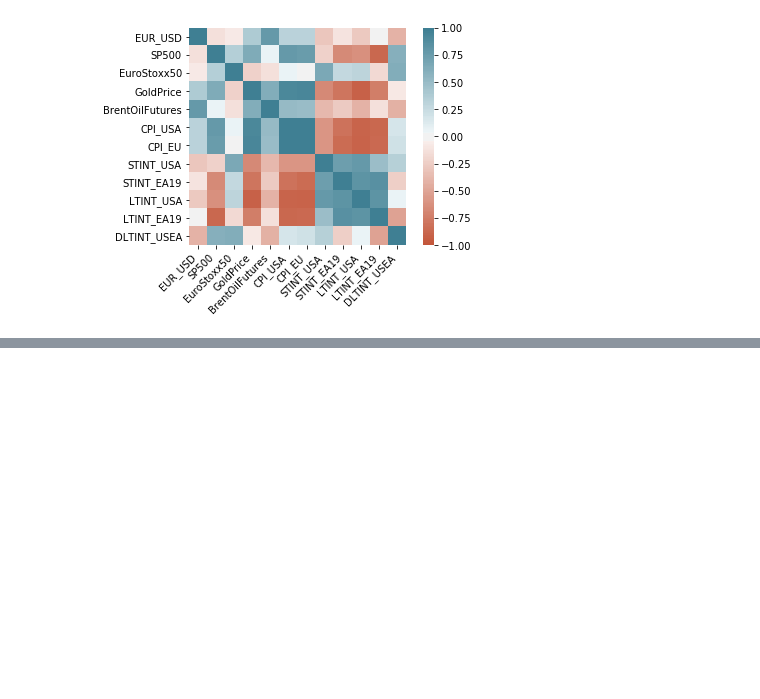
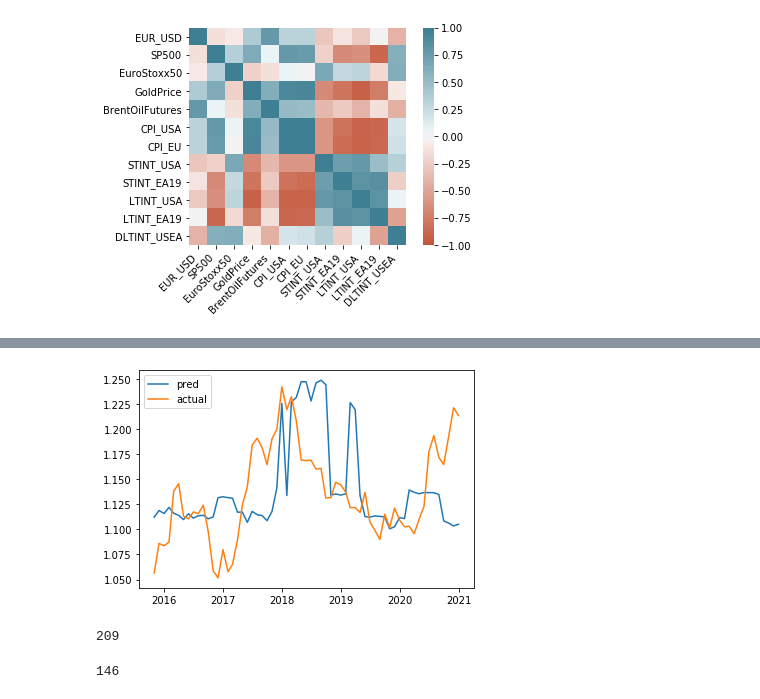
Before and after one commit to TonyYHLau/COMP5212Project, a Jupyter notebook: term project_brian.ipynb, the cells around one changed output, grey strips where cells are left out. Saved outputs shown, nothing was run; the diff lists cells and outputs as text; code cells hidden in the pictures; blank space fills up the shorter version.

```diff
--- a/term project_brian.ipynb
+++ b/term project_brian.ipynb
@@ -161,0 +163,19 @@ Text(0, 0.5, 'Predictions')
+# %%
+predictions=pd.Series(predictions,index=usdeu_y_test.index)
+plt.plot(predictions)
+plt.plot(usdeu_y_test)
+plt.legend(["pred","actual"])
+plt.show()
+# %% [output]
+[figure, added]
+# %%
+#one-step ahead predictions
+df_len=len(df_usdeu) #to return the number of items in a list
+print(df_len)
+# %% [output]
+209
+# %%
+start_pred_pos=int(df_len*(1-test_size))#where test size is 30%
+print(start_pred_pos)#there are 209 data, using last 30% for test i.e. start from 146
+# %% [output]
+146
```
Also changed, not shown: parts of 8 cells of this notebook.
